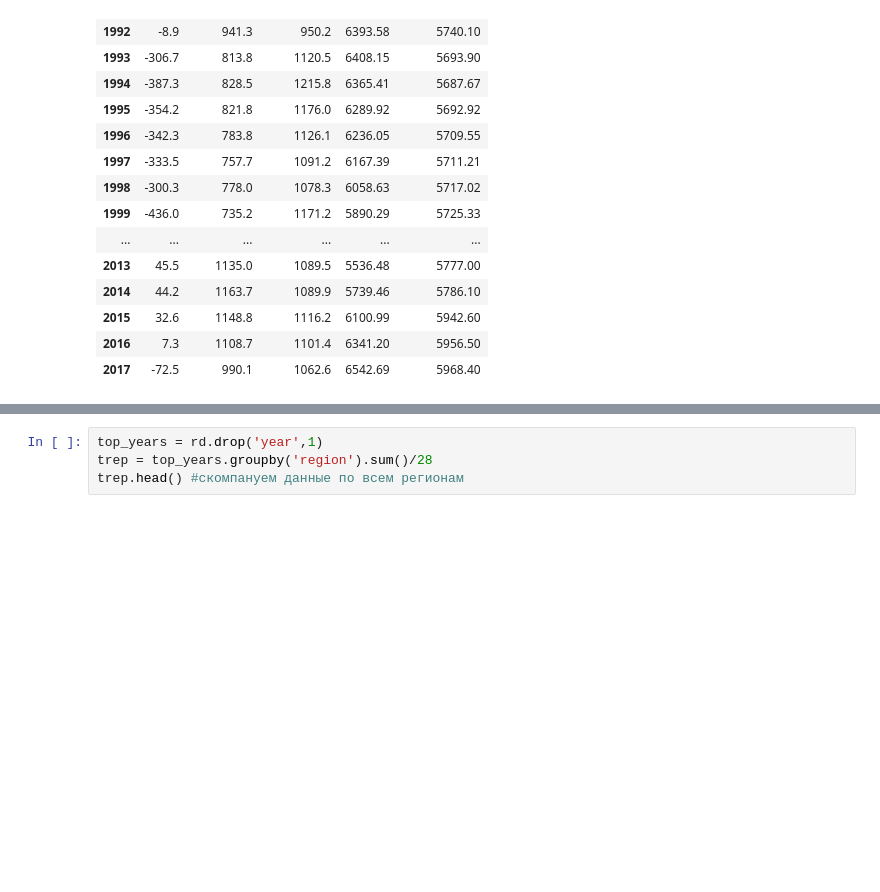
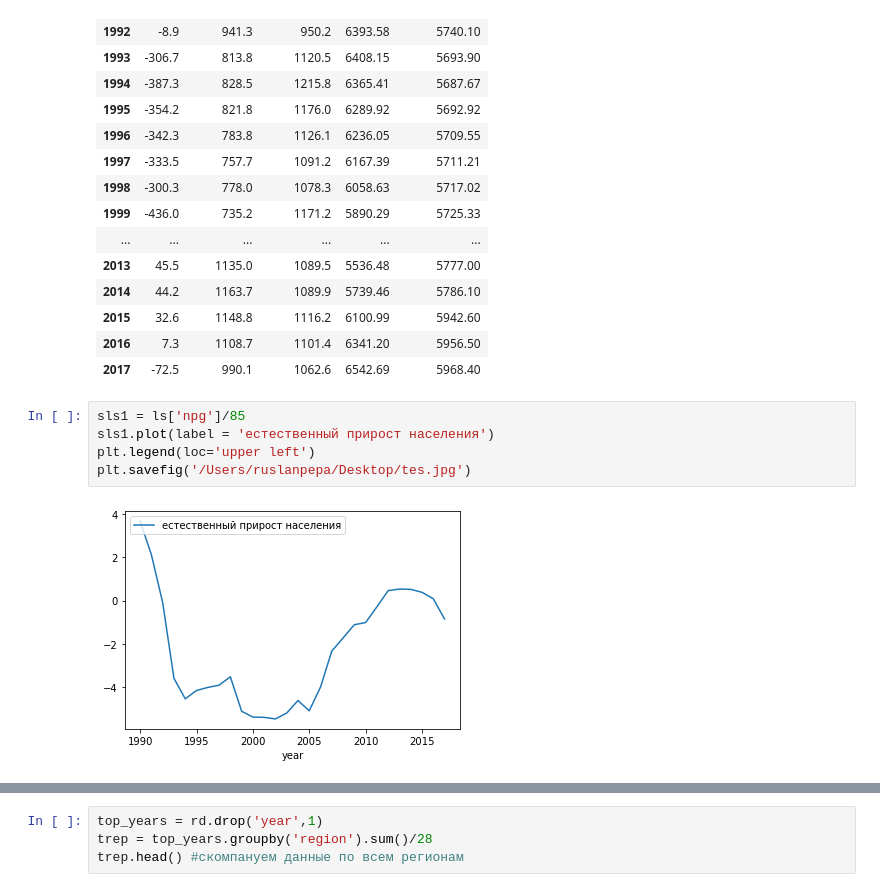
Before and after one commit to DrPRun/netology-homework, a Jupyter notebook: visualisation_of_statistics.ipynb, the cells around one changed output, grey strips where cells are left out. Cells and saved outputs as stored; diff of their text form; blank space fills up the shorter version.

```diff
--- a/visualisation_of_statistics.ipynb
+++ b/visualisation_of_statistics.ipynb
@@ -54,6 +54,13 @@ ls.head(50)
 | 2015 | 32.6 | 1148.8 | 1116.2 | 6100.99 | 5942.60 |
 | 2016 | 7.3 | 1108.7 | 1101.4 | 6341.20 | 5956.50 |
 | 2017 | -72.5 | 990.1 | 1062.6 | 6542.69 | 5968.40 |
+# %%
+sls1 = ls['npg']/85
+sls1.plot(label = 'естественный прирост населения')
+plt.legend(loc='upper left')
+plt.savefig('/Users/ruslanpepa/Desktop/tes.jpg')
+# %% [output]
+[figure, added]
 # %%
 # так как всего 85 регионов, то чтобы усреднить данныем делим на 85
 sls = ls['birth_rate']/85
```
Also changed, not shown: parts of 4 cells of this notebook, 1 other file.
